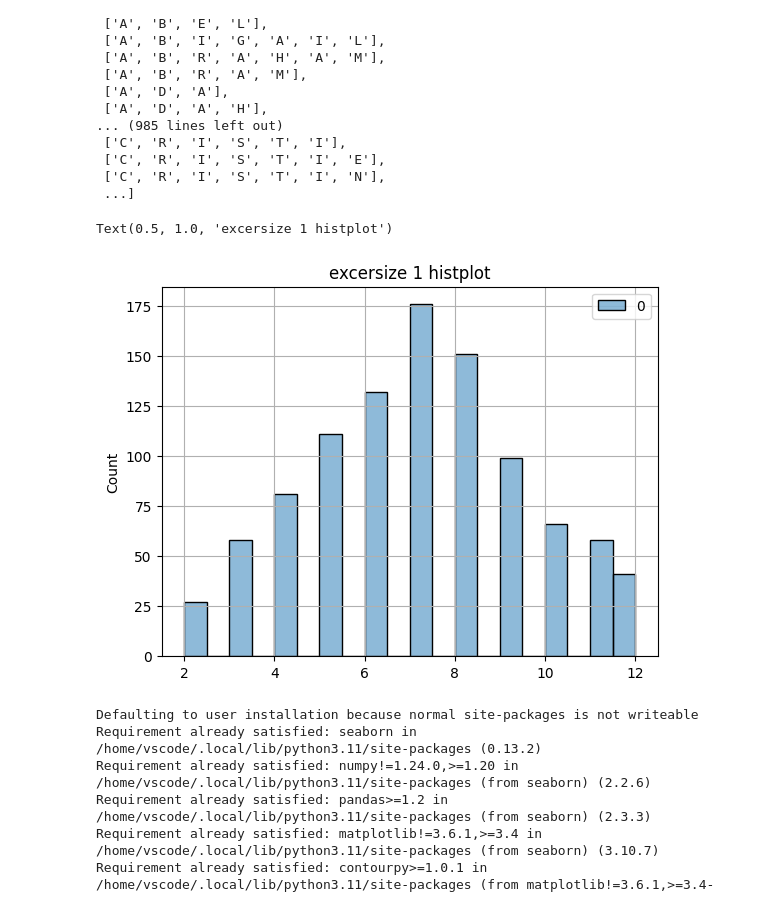
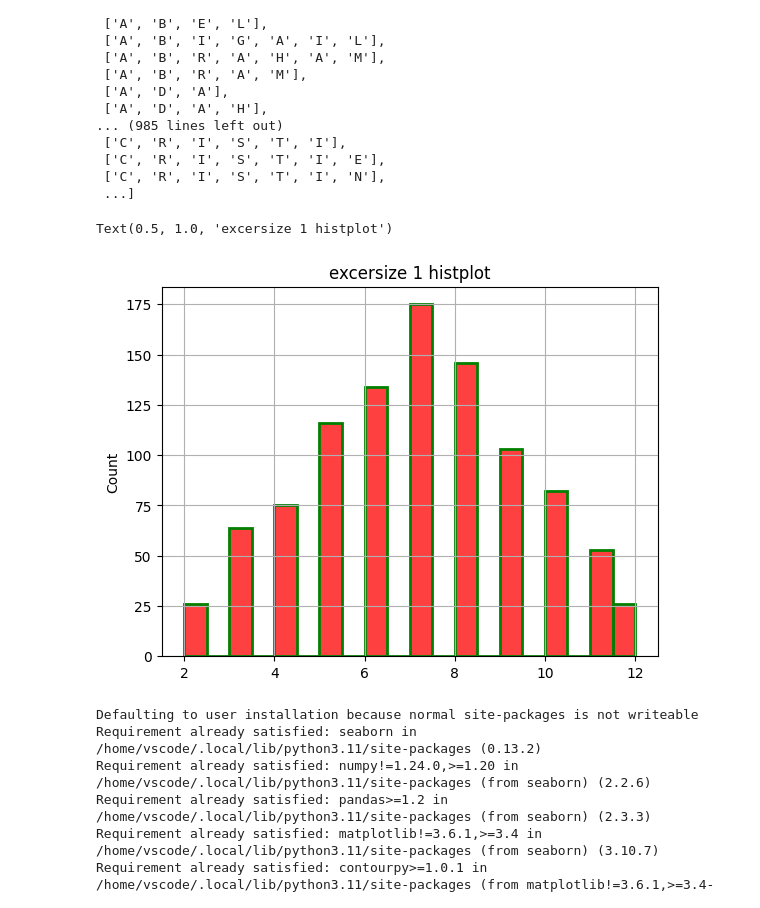
Before and after one commit to utkuseyithanoglu/utkuprobability-exercises-project-in-python, a Jupyter notebook: notebook/problems.ipynb, the cells around one changed output. Drawn from its saved outputs; the diff is of its cells as text; code cells hidden in the pictures.

```diff
--- a/notebook/problems.ipynb
+++ b/notebook/problems.ipynb
@@ -90,12 +90,12 @@ characters
  ['C', 'R', 'I', 'S', 'T', 'I', 'N'],
  ...]
 # %%
-sns.histplot([d],bins=20)
+sns.histplot(d,color='red',bins=20,linewidth=2,edgecolor='green')
 plt.grid()
 plt.title("excersize 1 histplot")
 # %% [output]
 Text(0.5, 1.0, 'excersize 1 histplot')
-[figure, old version]
+[figure, new version]
 # %%
 import numpy as np
 import matplotlib.pyplot as plt
```
Also changed, not shown: parts of 5 cells of this notebook.
